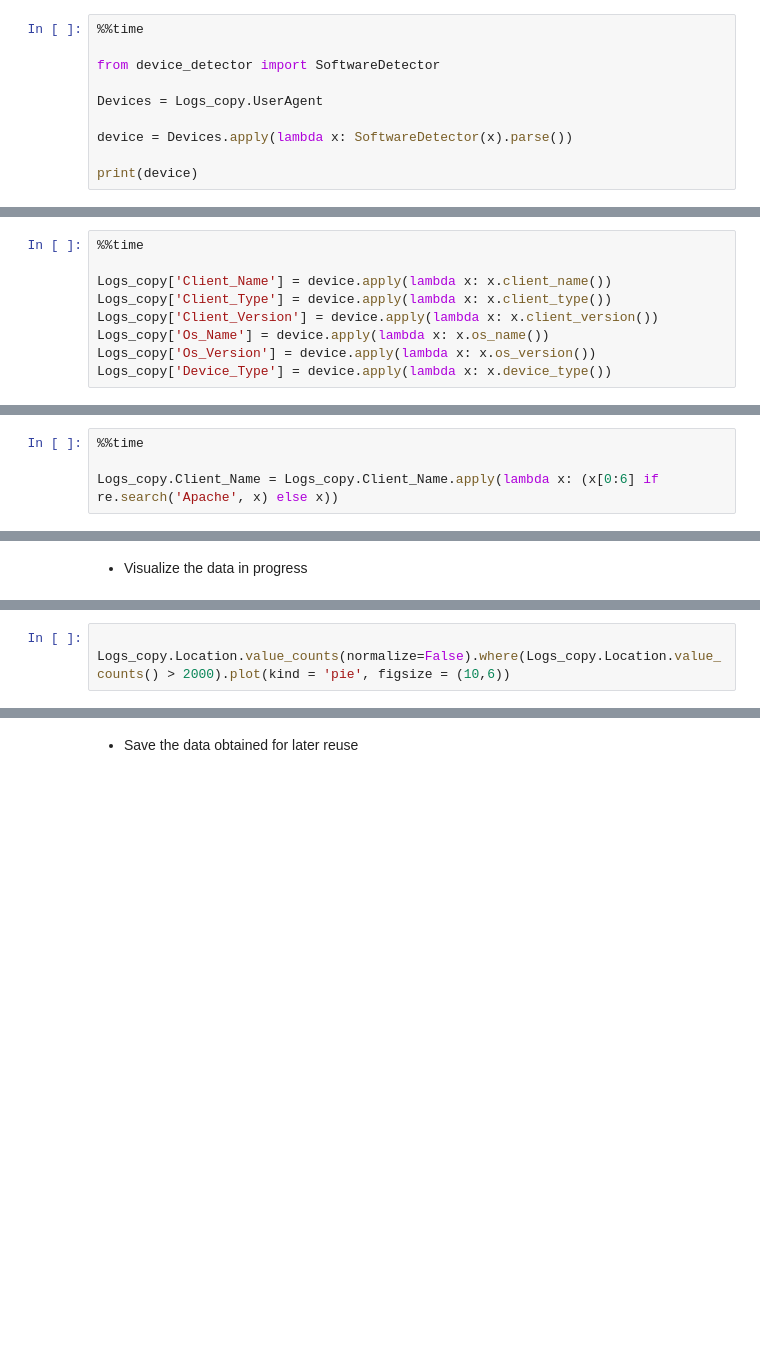
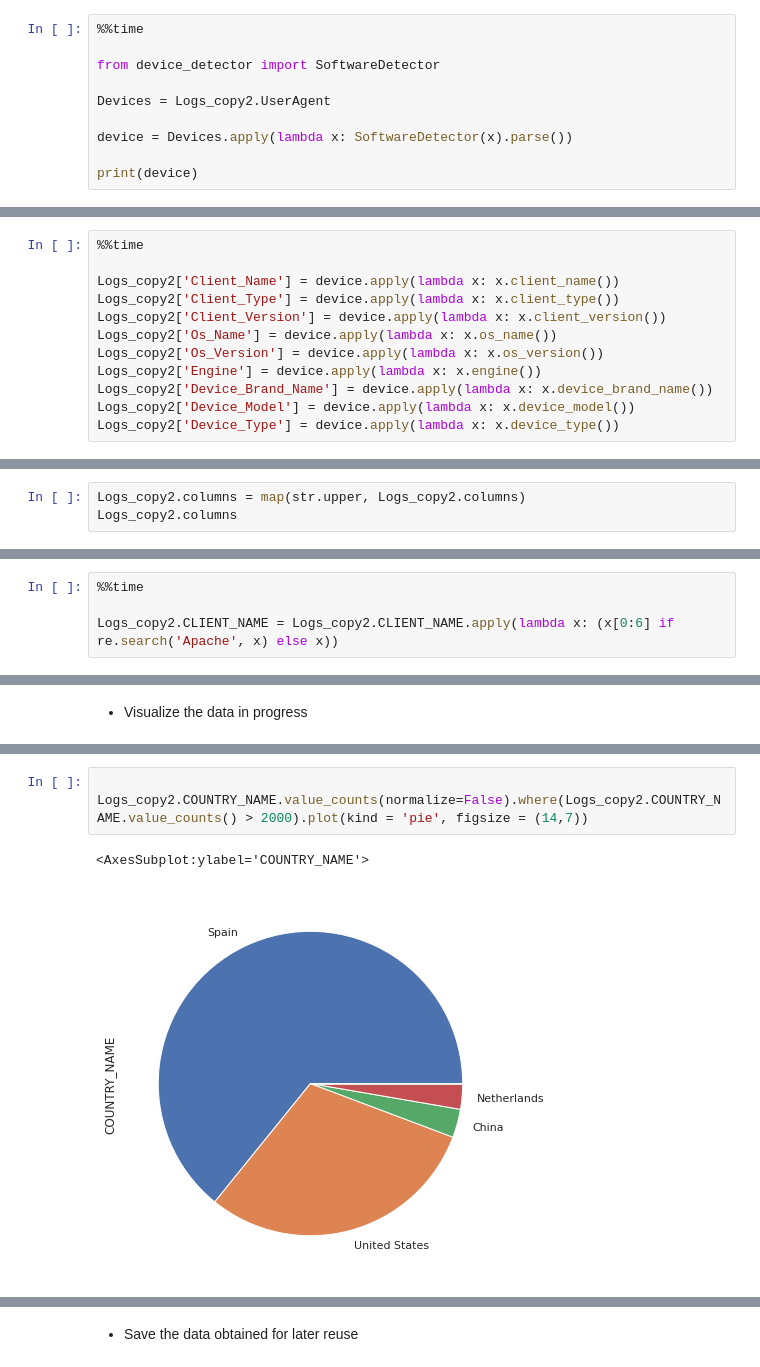
Before and after one commit to jesussantana/web-log-dash, a Jupyter notebook: Tasca_7_Registre_de_Logs.ipynb, the cells around one changed output, grey strips where cells are left out. Saved outputs shown, nothing was run; the diff lists cells and outputs as text; blank space fills up the shorter version.

Commit message:
Updating graphics

```diff
--- a/Tasca_7_Registre_de_Logs.ipynb
+++ b/Tasca_7_Registre_de_Logs.ipynb
@@ -247,7 +473,7 @@ In progress ...
 
 from device_detector import SoftwareDetector
 
-Devices = Logs_copy.UserAgent
+Devices = Logs_copy2.UserAgent
 
 device = Devices.apply(lambda x: SoftwareDetector(x).parse())
 
@@ -257,9 +498,12 @@ print(device)
 # %%
 %%time
 
-Logs_copy['Client_Name'] = device.apply(lambda x: x.client_name())
-Logs_copy['Client_Type'] = device.apply(lambda x: x.client_type())
-Logs_copy['Client_Version'] = device.apply(lambda x: x.client_version())
-Logs_copy['Os_Name'] = device.apply(lambda x: x.os_name())
-Logs_copy['Os_Version'] = device.apply(lambda x: x.os_version())
-Logs_copy['Device_Type'] = device.apply(lambda x: x.device_type())
+Logs_copy2['Client_Name'] = device.apply(lambda x: x.client_name())
+Logs_copy2['Client_Type'] = device.apply(lambda x: x.client_type())
+Logs_copy2['Client_Version'] = device.apply(lambda x: x.client_version())
+Logs_copy2['Os_Name'] = device.apply(lambda x: x.os_name())
+Logs_copy2['Os_Version'] = device.apply(lambda x: x.os_version())
+Logs_copy2['Engine'] = device.apply(lambda x: x.engine())
+Logs_copy2['Device_Brand_Name'] = device.apply(lambda x: x.device_brand_name())
+Logs_copy2['Device_Model'] = device.apply(lambda x: x.device_model())
+Logs_copy2['Device_Type'] = device.apply(lambda x: x.device_type())
@@ -265,0 +515,3 @@ Logs_copy['Device_Type'] = device.apply(lambda x: x.device_type())
+# %%
+Logs_copy2.columns = map(str.upper, Logs_copy2.columns)
+Logs_copy2.columns
@@ -280,4 +556,4 @@ Logs_copy.tail()
 # %%
 %%time
 
-Logs_copy.Client_Name = Logs_copy.Client_Name.apply(lambda x: (x[0:6] if re.search('Apache', x) else x))
+Logs_copy2.CLIENT_NAME = Logs_copy2.CLIENT_NAME.apply(lambda x: (x[0:6] if re.search('Apache', x) else x))
@@ -292,4 +586,7 @@ import seaborn as sns
 # %%
 
-Logs_copy.Location.value_counts(normalize=False).where(Logs_copy.Location.value_counts() > 2000).plot(kind = 'pie', figsize = (10,6))
+Logs_copy2.COUNTRY_NAME.value_counts(normalize=False).where(Logs_copy2.COUNTRY_NAME.value_counts() > 2000).plot(kind = 'pie', figsize = (14,7))
+# %% [output]
+<AxesSubplot:ylabel='COUNTRY_NAME'>
+[figure, added]
 # %%
```
Also changed, not shown: parts of 83 cells of this notebook, 3 other files.
